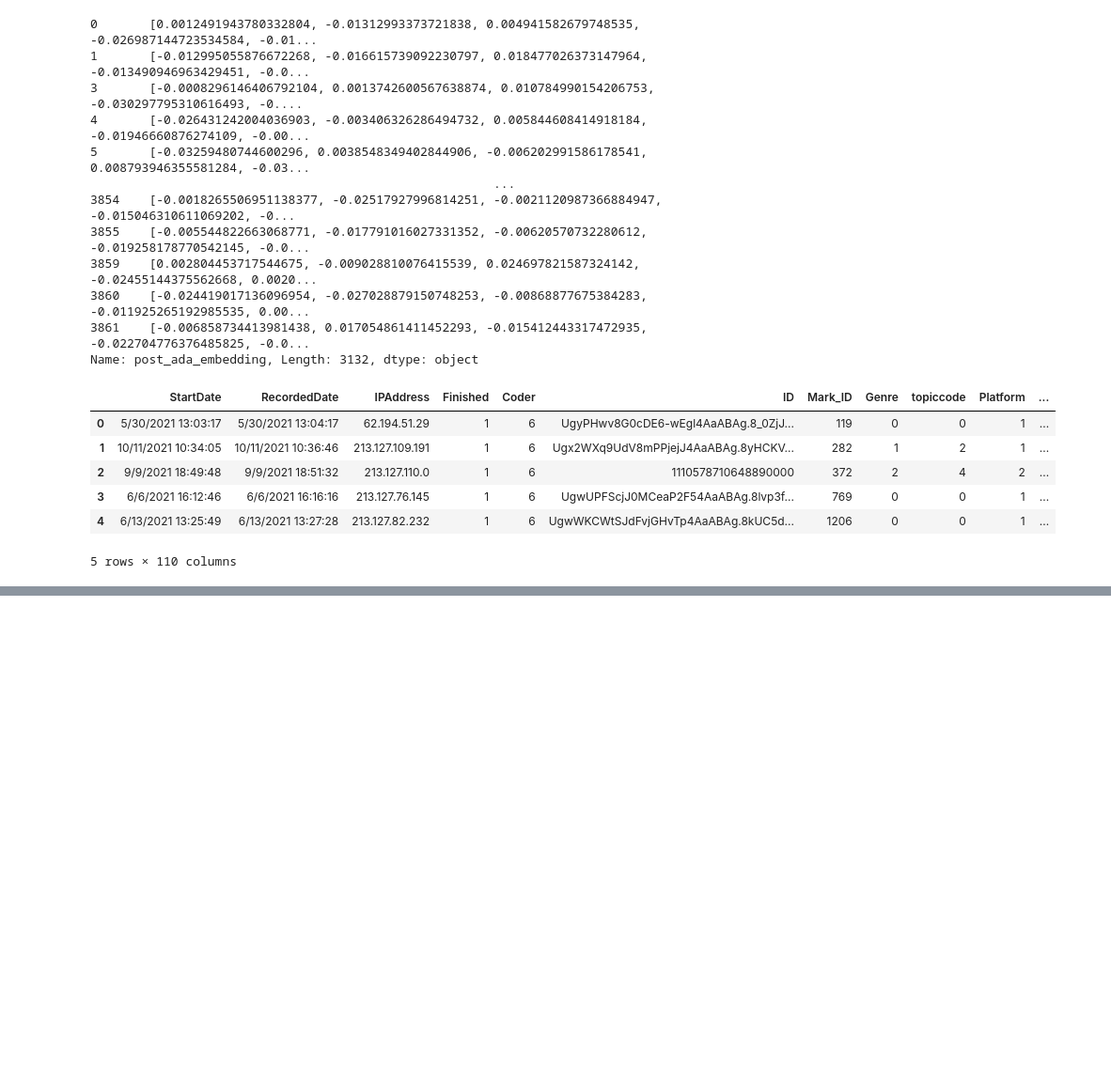
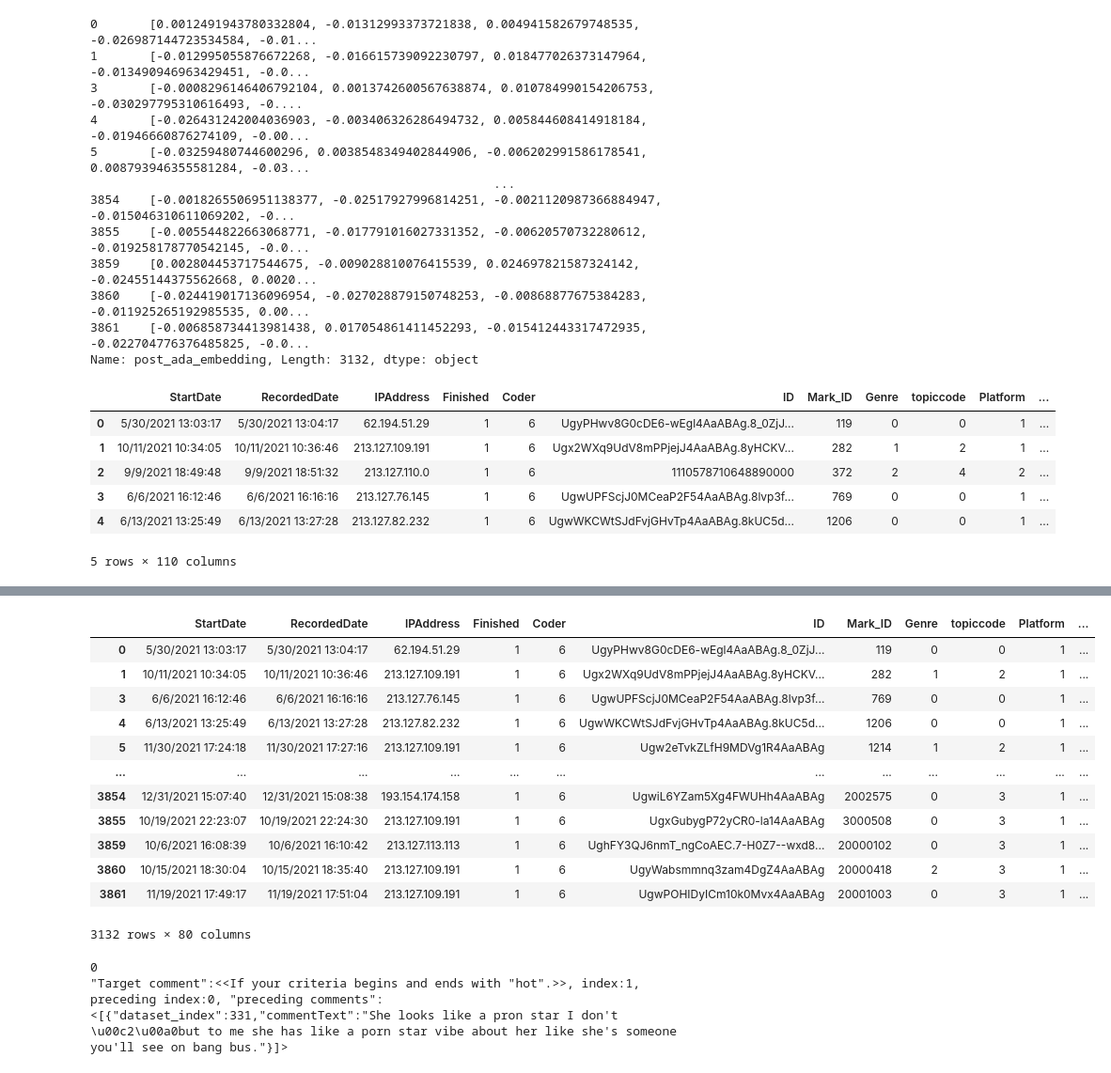
Before and after one commit to cl-trier/TWON-Exploration, a Jupyter notebook: 38--Prompt-diversity-PublicSphere-data.ipynb, the cells around one changed output, grey strips where cells are left out. Shown at 94% size. Cells and saved outputs as stored; diff of their text form; code cells hidden in the pictures; blank space fills up the shorter version.

```diff
--- a/38--Prompt-diversity-PublicSphere-data.ipynb
+++ b/38--Prompt-diversity-PublicSphere-data.ipynb
@@ -126,0 +145,13 @@ dataset_claim_embeds.head()
+# %%
+# Parse datetime values
+dataset['parsed_datetime'] = pd.to_datetime(dataset['Time_comment'], errors='coerce', utc=True)
+
+# Fill NaT values for date-only entries
+dataset['parsed_datetime'] = dataset['parsed_datetime'].fillna(pd.to_datetime(dataset['Time_comment'], format='%Y-%m-%d', errors='coerce', utc=True))
+
+
+print(dataset.loc[:, ['Time_comment', 'parsed_datetime']].head(5))
+
+dataset.loc[:, 'dataset_index'] = dataset.index
+YT_input = dataset[dataset['Platform'] == 1]
+X_input = dataset[dataset['Platform'] == 2]
@@ -994,0 +1325,16 @@ dataset_claim_embeds.to_parquet(f'{CFG.report_dir}/pubsphere.claim_embed.parquet
+# %%
+YT_input
+# %% [output]
+|  | StartDate | RecordedDate | IPAddress | Finished | Coder | ID | Mark_ID | Genre | topiccode | Platform | ... |
+| 0 | 5/30/2021 13:03:17 | 5/30/2021 13:04:17 | 62.194.51.29 | 1 | 6 | UgyPHwv8G0cDE6-wEgl4AaABAg.8_0ZjJ... | 119 | 0 | 0 | 1 | ... |
+| 1 | 10/11/2021 10:34:05 | 10/11/2021 10:36:46 | 213.127.109.191 | 1 | 6 | Ugx2WXq9UdV8mPPjejJ4AaABAg.8yHCKV... | 282 | 1 | 2 | 1 | ... |
+| 3 | 6/6/2021 16:12:46 | 6/6/2021 16:16:16 | 213.127.76.145 | 1 | 6 | UgwUPFScjJ0MCeaP2F54AaABAg.8lvp3f... | 769 | 0 | 0 | 1 | ... |
+| 4 | 6/13/2021 13:25:49 | 6/13/2021 13:27:28 | 213.127.82.232 | 1 | 6 | UgwWKCWtSJdFvjGHvTp4AaABAg.8kUC5d... | 1206 | 0 | 0 | 1 | ... |
+| 5 | 11/30/2021 17:24:18 | 11/30/2021 17:27:16 | 213.127.109.191 | 1 | 6 | Ugw2eTvkZLfH9MDVg1R4AaABAg | 1214 | 1 | 2 | 1 | ... |
+| ... | ... | ... | ... | ... | ... | ... | ... | ... | ... | ... | ... |
+| 3854 | 12/31/2021 15:07:40 | 12/31/2021 15:08:38 | 193.154.174.158 | 1 | 6 | UgwiL6YZam5Xg4FWUHh4AaABAg | 2002575 | 0 | 3 | 1 | ... |
+| 3855 | 10/19/2021 22:23:07 | 10/19/2021 22:24:30 | 213.127.109.191 | 1 | 6 | UgxGubygP72yCR0-la14AaABAg | 3000508 | 0 | 3 | 1 | ... |
+| 3859 | 10/6/2021 16:08:39 | 10/6/2021 16:10:42 | 213.127.113.113 | 1 | 6 | UghFY3QJ6nmT_ngCoAEC.7-H0Z7--wxd8... | 20000102 | 0 | 3 | 1 | ... |
+| 3860 | 10/15/2021 18:30:04 | 10/15/2021 18:35:40 | 213.127.109.191 | 1 | 6 | UgyWabsmmnq3zam4DgZ4AaABAg | 20000418 | 2 | 3 | 1 | ... |
+| 3861 | 11/19/2021 17:49:17 | 11/19/2021 17:51:04 | 213.127.109.191 | 1 | 6 | UgwPOHIDyICm10k0Mvx4AaABAg | 20001003 | 0 | 3 | 1 | ... |
+3132 rows × 80 columns
@@ -994,0 +1344,15 @@ dataset_claim_embeds.to_parquet(f'{CFG.report_dir}/pubsphere.claim_embed.parquet
+# %%
+
+for group, df in tqdm.tqdm(test[11:13].groupby(GROUPER)):
+    df.reset_index(drop=True, inplace=True)
+    df.loc[:, 'preceding_index'] = df.index.to_series().shift(1)
+    for index, row in df.iterrows():
+        if pd.notna(row['preceding_index']):
+            threadset = int(row['preceding_index'])
+            print(threadset)
+            preceding_comments = df.loc[:, ['dataset_index', 'commentText']].iloc[:index]
+            print(f'"Target comment":<<{row["commentText"]}>>, index:{index}, preceding index:{threadset}, "preceding comments":\n<{preceding_comments.to_json(orient="records")}>')
+# %% [output]
+0
+"Target comment":<<If your criteria begins and ends with "hot".>>, index:1, preceding index:0, "preceding comments":
+<[{"dataset_index":331,"commentText":"She looks like a pron star I don't \u00c2\u00a0but to me she has like a porn star vibe about her like she's someone you'll see on bang bus."}]>
```
Also changed, not shown: parts of 163 cells of this notebook, 9 other files.
